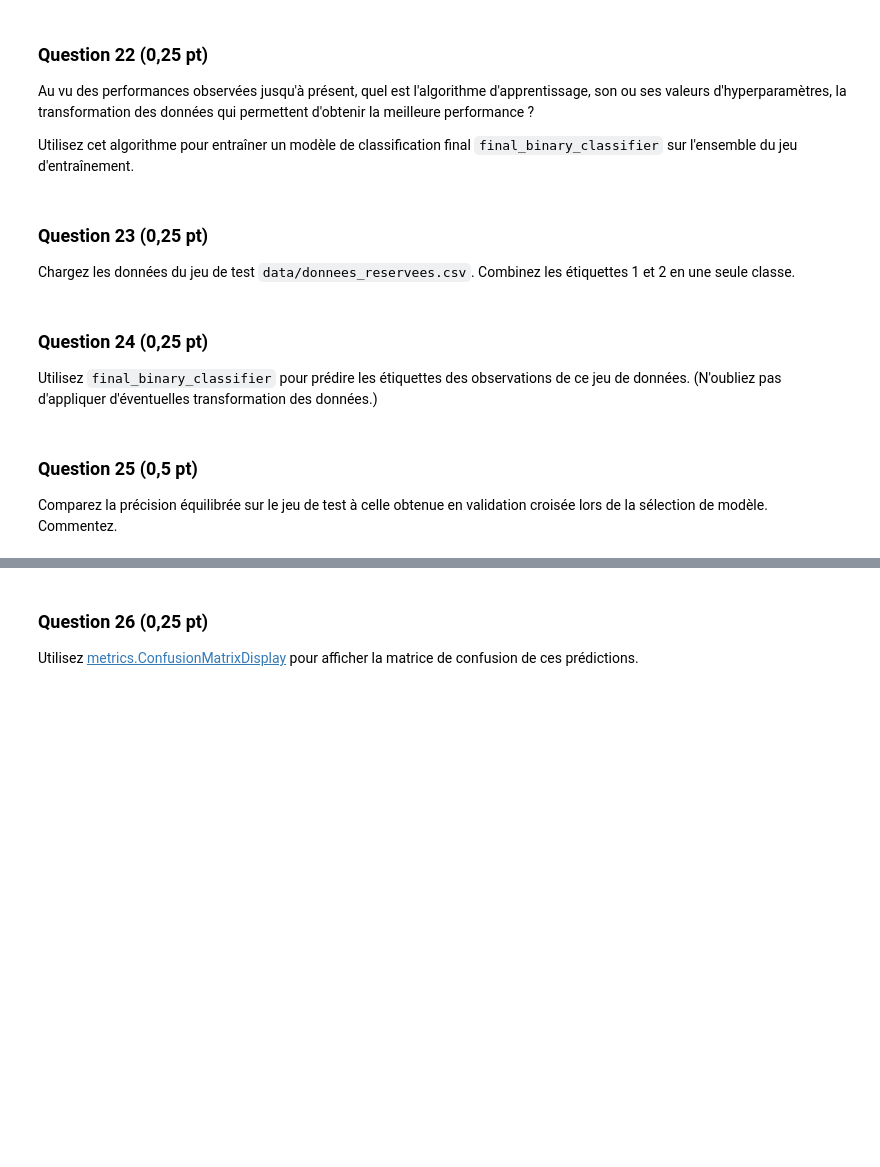
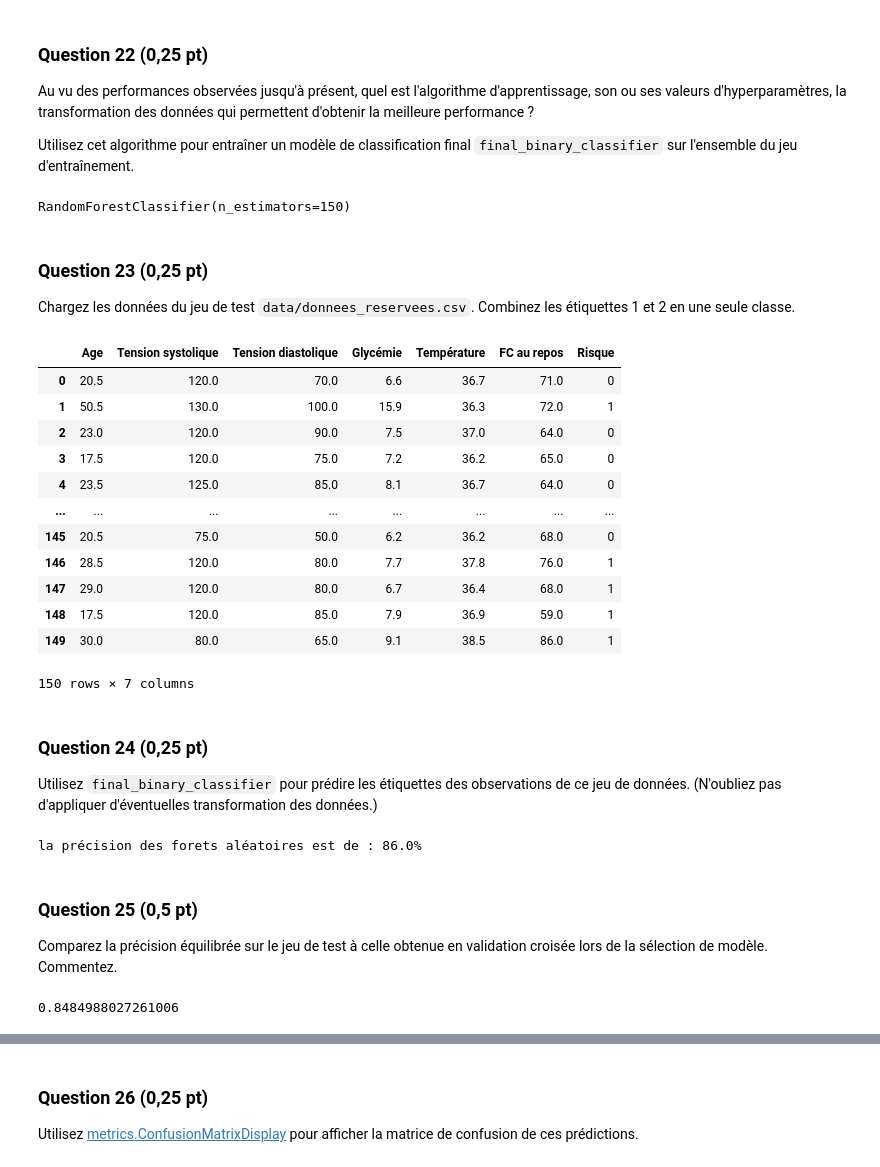
Before and after one commit to laureprinet/Data, a Jupyter notebook: Projet.ipynb, the cells around one changed output, grey strips where cells are left out. Saved outputs shown, nothing was run; the diff lists cells and outputs as text; code cells hidden in the pictures; blank space fills up the shorter version.

```diff
--- a/Projet.ipynb
+++ b/Projet.ipynb
@@ -818,14 +818,55 @@ Les forêts aléatoires sont encore les plus performantes, cependant la précisi
 Au vu des performances observées jusqu'à présent, quel est l'algorithme d'apprentissage, son ou ses valeurs d'hyperparamètres, la transformation des données qui permettent d'obtenir la meilleure performance ?
 
 Utilisez cet algorithme pour entraîner un modèle de classification final `final_binary_classifier` sur l'ensemble du jeu d'entraînement.
+# %%
+final_binary_classifier = ensemble.RandomForestClassifier(n_estimators = 150)
+
+final_binary_classifier.fit(X_train2, y_train2)
+# %% [output]
+RandomForestClassifier(n_estimators=150)
 # %% [markdown]
 ### Question 23 (0,25 pt)
 
 Chargez les données du jeu de test `data/donnees_reservees.csv`. Combinez les étiquettes 1 et 2 en une seule classe.
+# %%
+df = pd.read_csv('data/donnees_reservees.csv')
+
+# Copier le dataframe initial dans un nouveau dataframe
+df_risk_vs_norisk = df.copy()
+
+# Regrouper les étiquettes 1 et 2
+df_risk_vs_norisk['Risque'] = np.where(df['Risque']==2, 1, df['Risque'])
+
+# Extraction de l'array d'étiquettes
+y_risk_vs_norisk = np.array(df_risk_vs_norisk['Risque'], dtype='int')
+
+X = np.array(df_risk_vs_norisk.drop('Risque', axis=1))
+
+df_risk_vs_norisk
+# %% [output]
+|  | Age | Tension systolique | Tension diastolique | Glycémie | Température | FC au repos | Risque |
+| 0 | 20.5 | 120.0 | 70.0 | 6.6 | 36.7 | 71.0 | 0 |
+| 1 | 50.5 | 130.0 | 100.0 | 15.9 | 36.3 | 72.0 | 1 |
+| 2 | 23.0 | 120.0 | 90.0 | 7.5 | 37.0 | 64.0 | 0 |
+| 3 | 17.5 | 120.0 | 75.0 | 7.2 | 36.2 | 65.0 | 0 |
+| 4 | 23.5 | 125.0 | 85.0 | 8.1 | 36.7 | 64.0 | 0 |
+| ... | ... | ... | ... | ... | ... | ... | ... |
+| 145 | 20.5 | 75.0 | 50.0 | 6.2 | 36.2 | 68.0 | 0 |
+| 146 | 28.5 | 120.0 | 80.0 | 7.7 | 37.8 | 76.0 | 1 |
+| 147 | 29.0 | 120.0 | 80.0 | 6.7 | 36.4 | 68.0 | 1 |
+| 148 | 17.5 | 120.0 | 85.0 | 7.9 | 36.9 | 59.0 | 1 |
+| 149 | 30.0 | 80.0 | 65.0 | 9.1 | 38.5 | 86.0 | 1 |
+150 rows × 7 columns
 # %% [markdown]
 ### Question 24 (0,25 pt)
 
 Utilisez `final_binary_classifier` pour prédire les étiquettes des observations de ce jeu de données. (N'oubliez pas d'appliquer d'éventuelles transformation des données.)
+# %%
+y_pred = final_binary_classifier.predict(X)
+
+print ("la précision des forets aléatoires est de : "+ str(((y_pred==y_risk_vs_norisk)==True).sum()*100/len(y_pred)) + "%")
+# %% [output]
+la précision des forets aléatoires est de : 86.0%
 # %% [markdown]
 ### Question 25 (0,5 pt)
 Comparez la précision équilibrée sur le jeu de test à celle obtenue en validation croisée lors de la sélection de modèle. Commentez.
@@ -831,0 +891,4 @@ Comparez la précision équilibrée sur le jeu de test à celle obtenue en valid
+# %%
+prec_eq(y_pred, y_risk_vs_norisk)
+# %% [output]
+0.8484988027261006
```
Also changed, not shown: parts of 2 cells of this notebook.
